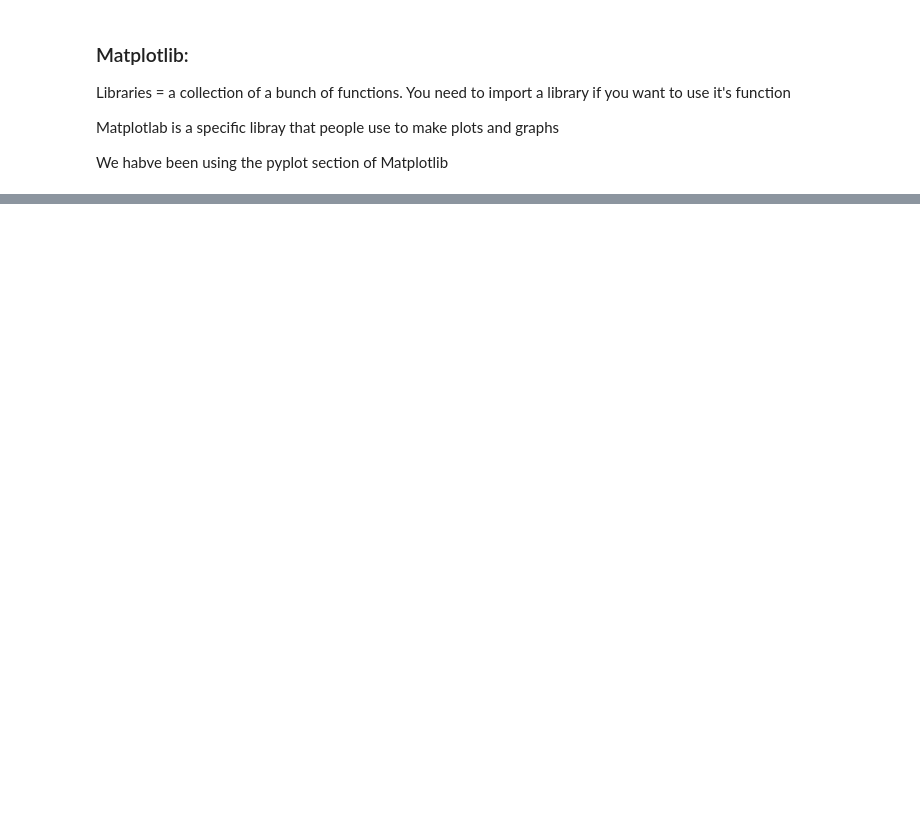
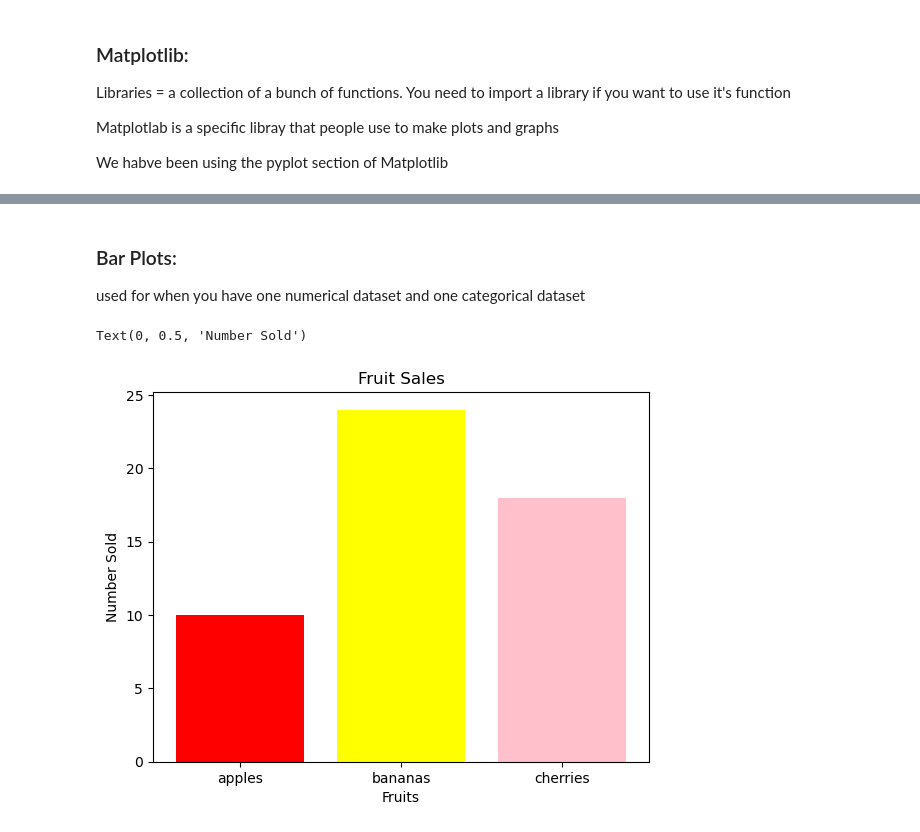
Before and after one commit to adipasquale117/CFR-2025, a Jupyter notebook: Python/FridayReview.ipynb, the cells around one changed output, grey strips where cells are left out. Cells and saved outputs as stored; diff of their text form; code cells hidden in the pictures; blank space fills up the shorter version.

```diff
--- a/Python/FridayReview.ipynb
+++ b/Python/FridayReview.ipynb
@@ -375,0 +382,17 @@ plt.show()
+# %% [markdown]
+### Bar Plots:
+
+used for when you have one numerical dataset and one categorical dataset
+# %%
+#Sample data
+categories = ['apples', 'bananas', 'cherries'] #categories always x axis
+values = [10, 24, 18]  #numbers always y axis
+colors = ['red', 'yellow', 'pink']
+
+plt.bar(categories, values, color = colors) # making each bar a seperate color
+plt.title('Fruit Sales')
+plt.xlabel('Fruits')
+plt.ylabel('Number Sold')
+# %% [output]
+Text(0, 0.5, 'Number Sold')
+[figure, added]
```
Also changed, not shown: parts of 23 cells of this notebook, 2 other files.
